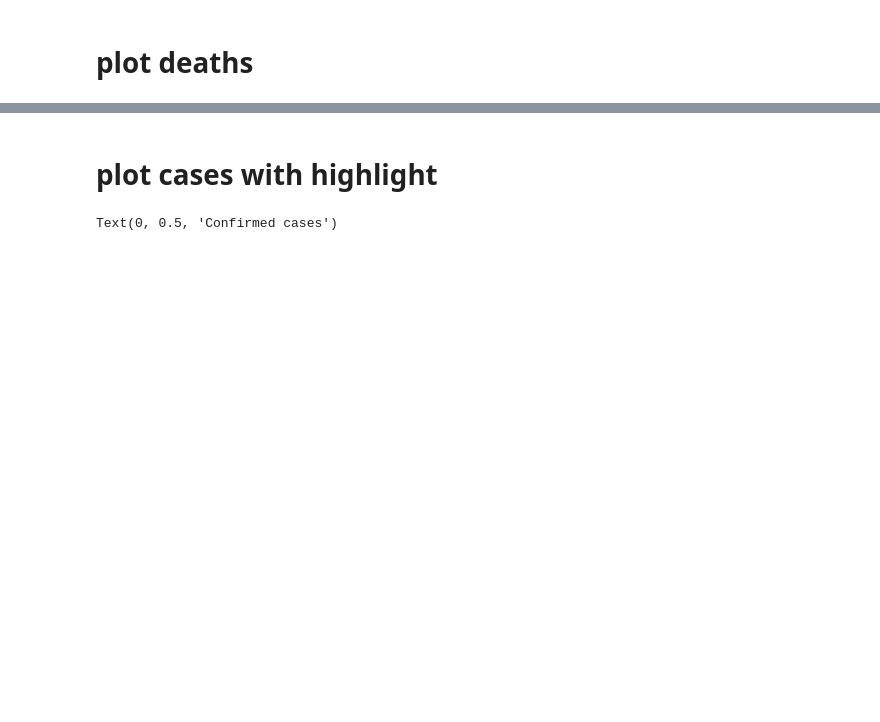
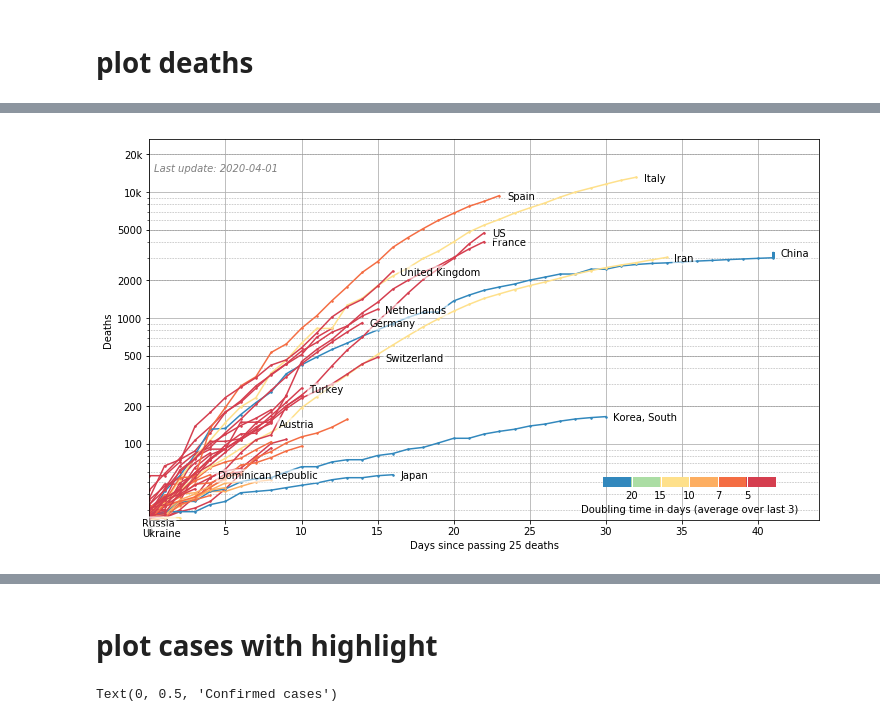
Before and after one commit to tlmohren/Covid19_analysis, a Jupyter notebook: JHUdata_country_log.ipynb, the cells around one changed output, grey strips where cells are left out. Saved outputs shown, nothing was run; the diff lists cells and outputs as text; code cells hidden in the pictures; blank space fills up the shorter version.

```diff
--- a/JHUdata_country_log.ipynb
+++ b/JHUdata_country_log.ipynb
@@ -253,0 +248,82 @@ if save_fig:
+# %%
+
+
+cols = np.array([[213,62,79],
+[244,109,67],
+[253,174,97],
+[254,224,139],
+# [230,245,152],
+[171,221,164],
+# [102,194,165],
+[50,136,189]]) /255
+cols = np.flipud(cols)
+
+bbox_props = dict(boxstyle="round,pad=0.1", fc="w", ec="w", lw=2, alpha = 0.5)
+
+notable_countries = ['US','Italy','Spain','China', 'France','Germany','Iran',
+                     'United Kingdom','Switzerland','Turkey','Netherlands','Austria',
+                        'Korea, South' ,'Japan',
+                        'Dominican Republic', 'Russia','Ukraine' ]
+
+fig, ax = plt.subplots(1,1 ,figsize= full_w )
+
+
+cmap = plt.cm.jet  # define the colormap
+for country in threshold_countries:
+    bool_country = df_country['Country/Region'] == country
+    df_pl = df_country[bool_country]
+    doubling_category = df_pl['doublingD'].iloc[0]
+    pl1 = ax.plot( df_pl['Delta D' ],  df_pl['Death']  ,
+            '.-' ,ms=3,lw=1.5, label=country,
+               color = cols[doubling_category])
+
+    if country in notable_countries:
+        y = df_pl['Death'].iloc[-1]*0.98
+        x = df_pl['Delta D'].iloc[-1] + 0.5
+        t = ax.text(x,y,country, ha="left", va="center" ,  bbox=bbox_props)
+
+ax.set_yscale('log')
+ax.grid(True,which="major", linestyle='-')
+ax.grid(True,which="minor", linestyle=':', color=[.5,.5,.5],linewidth=0.6)
+
+ax.yaxis.set_ticks([1e2,2e2,5e2,1e3,2e3,5e3,1e4,2e4,5e4,1e5,2e5,5e5,1e6,2e6,5e6,])
+ax.yaxis.set_ticklabels([100,200,500, 1000,2000,5000, '10k','20k','50k', '100k','200k','500k','1m','2m','5m'])
+
+
+yDmax = df_country['Death'].max()
+ax.set_xlim([0,xDmax+10])
+ax.set_ylim([25,yDmax*2])
+
+
+# ax.set_xlabel("Days since passing 100 Death cases")
+ax.set_xlabel("Days since passing " + str(threshold_deaths)+ " deaths")
+ax.set_ylabel("Deaths")
+
+ax.annotate('Last update: '+str( df_country['Date'].iloc[-1]),
+            [.3,round(yDmax,5)*1.1], color=[.5,.5,.5], style='italic')
+
+
+cmap = ListedColormap(cols)
+xy = []
+sc = plt.scatter(xy, xy, c=xy, vmin=0, vmax=1, cmap=cmap)
+cax = fig.add_axes([0.65, 0.19, 0.2, 0.02])
+cb = plt.colorbar(sc, cax = cax, orientation='horizontal')
+cb.set_ticks(np.linspace(1/6,1,6))
+cb.set_ticklabels( ['20','15','10','7','5'])
+cb.set_label('Doubling time in days (average over last 3)')
+cb.outline.set_visible(False)
+
+cb.ax.tick_params(which='major', length=15, width=1, direction='in',color='w')
+
+
+# # # # # save fig  -----------------------------------------------------------------------
+fig_name= 'covid_country_deathslog'
+save_fig = True
+if save_fig:
+    plt.savefig('./figs/' + fig_name + '.png',
+            format='png', dpi=300,
+            transparent=  True,
+            bbox_inches = 'tight', pad_inches = 0,
+            )
+# %% [output]
+[figure, added]
```
Also changed, not shown: parts of 11 cells of this notebook, 16 other files.
